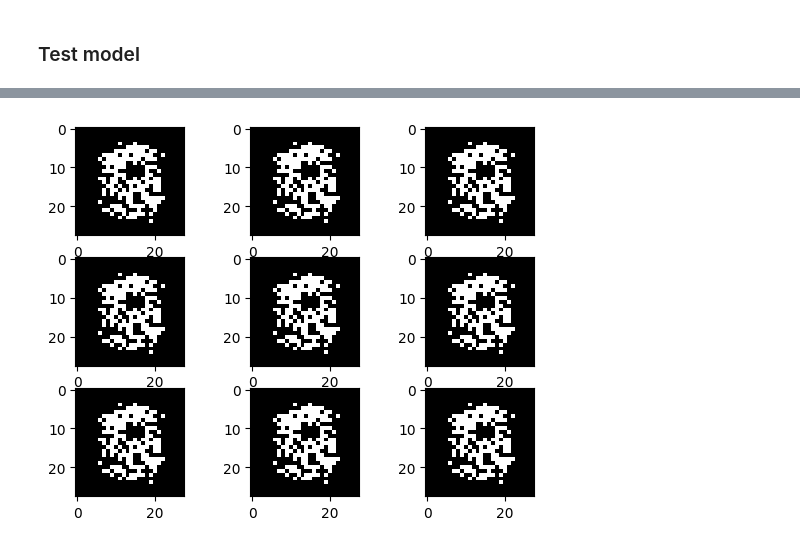
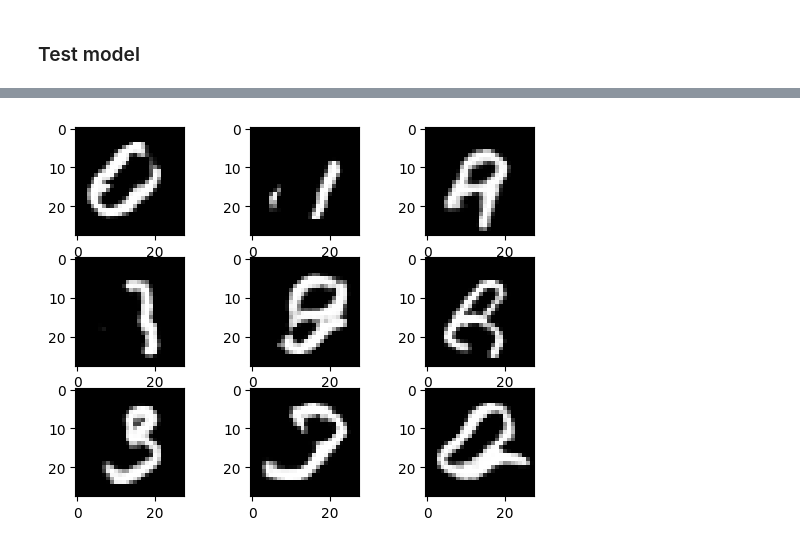
Before and after one commit to vijaygkd/gan, a Jupyter notebook: notebooks/train.ipynb, the cells around one changed output, grey strips where cells are left out. Saved outputs shown, nothing was run; the diff lists cells and outputs as text; code cells hidden in the pictures.

```diff
--- a/notebooks/train.ipynb
+++ b/notebooks/train.ipynb
@@ -69,7 +146,10 @@ MNIST Train Set: (60000, 28, 28)
 MNIST Test Set: (10000, 28, 28)
 # %%
 # combine train / test data
-batch_size = 64
 all_digits = np.concatenate([x_train, x_test])
 all_labels = np.concatenate([y_train, y_test])
+
+input_shape = (-1, 28, 28, 1)
+all_digits = all_digits.astype("float32") / 255.0
+all_digits = np.reshape(all_digits, input_shape)
 # %%
@@ -85,7 +164,7 @@ all_digits.shape
 # %% [markdown]
 ## Train GAN
 # %%
-gan_model = GAN()
+gan_model = GAN_CNN()
 gan_model.compile(
     d_optimizer=Adam(learning_rate=3e-4),
     g_optimizer=Adam(learning_rate=3e-4),
@@ -96,4 +181,4 @@ Hello 1
 # %%
-gan_model.fit(dataset, epochs=20, batch_size=64)
+gan_model.fit(dataset, epochs=20)
 # %% [output]
 Epoch 1/20
@@ -126,6 +213,6 @@ plot_mnist_data(image_noise + 255)
 # %%
 gan_g_output = gan_model.generator(noise)
-gan_g_reshaped = gan_g_output.numpy().reshape(9, 28, 28)
-plot_mnist_data(gan_g_reshaped + 255)
+gan_g_reshaped = gan_g_output.numpy()#.reshape(9, 28, 28)
+plot_mnist_data(gan_g_reshaped)
 # %% [output]
-[figure, old version]
+[figure, new version]
```
Also changed, not shown: parts of 23 cells of this notebook, 1 other file.
